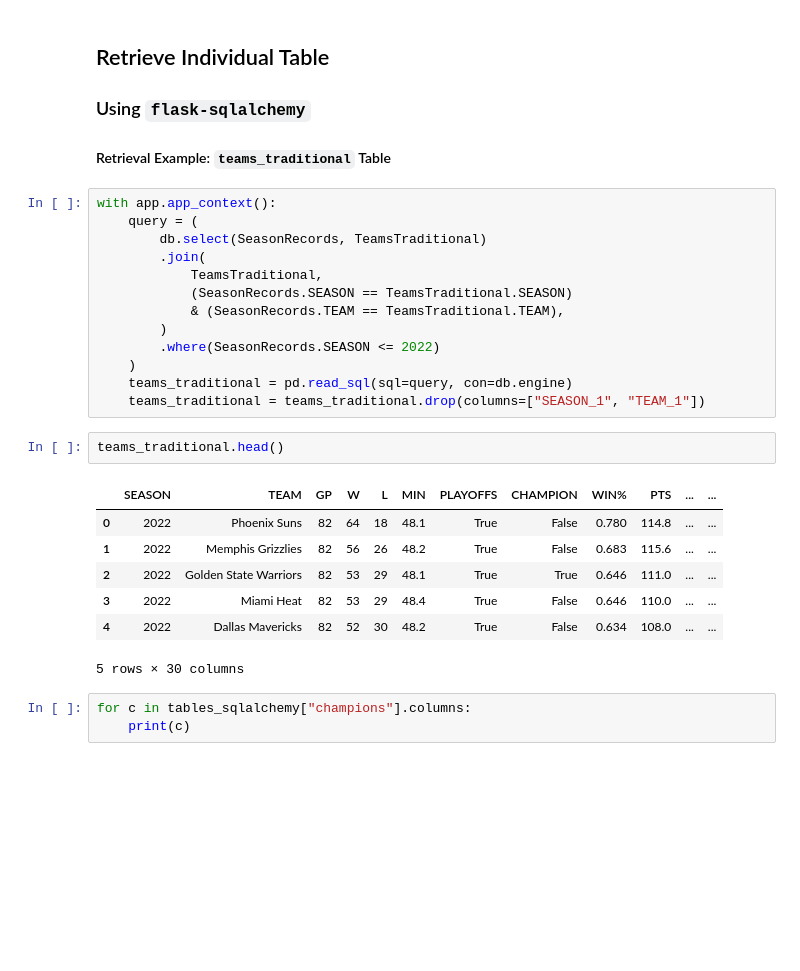
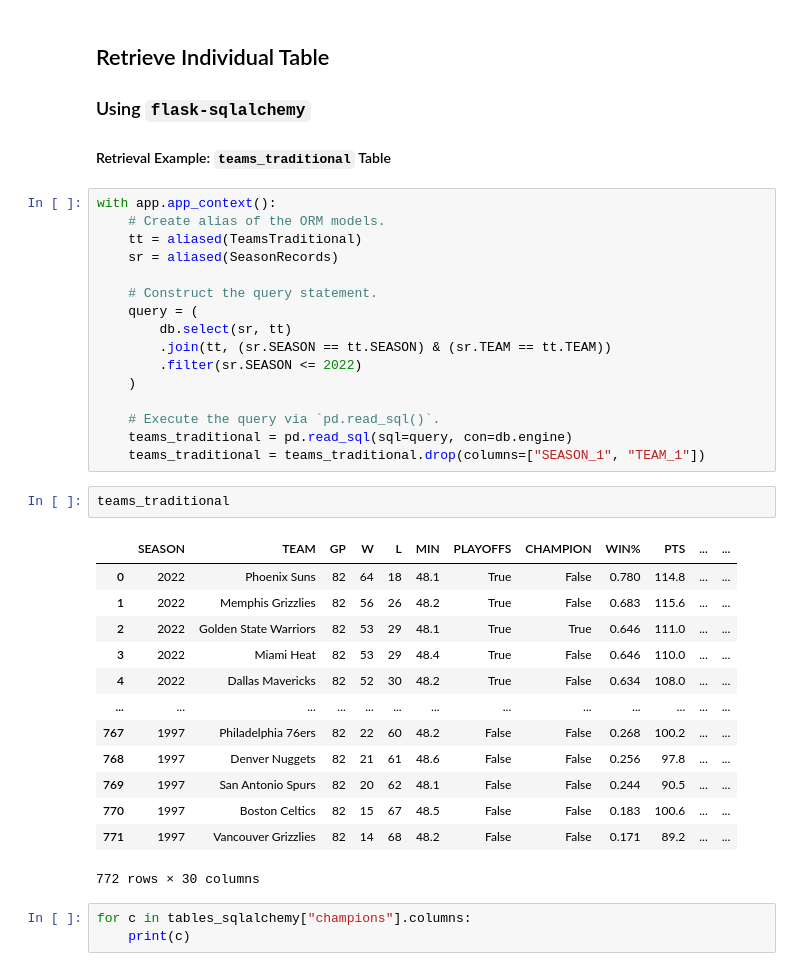
Before and after one commit to cdpeters/nba-prediction-analysis, a Jupyter notebook: notebooks/ETL_and_sqlalchemy/query_db_prototype.ipynb, the cells around one changed output. Cells and saved outputs as stored; diff of their text form; blank space fills up the shorter version.

Commit message:
Modify queries to only use SQLAlchemy ORM constructs rather than a mixture of ORM and expression language constructs

```diff
--- a/notebooks/ETL_and_sqlalchemy/query_db_prototype.ipynb
+++ b/notebooks/ETL_and_sqlalchemy/query_db_prototype.ipynb
@@ -330,27 +330,36 @@ tables_sqlalchemy["teams_traditional"].head()
 #### Retrieval Example: `teams_traditional` Table
 # %%
 with app.app_context():
+    # Create alias of the ORM models.
+    tt = aliased(TeamsTraditional)
+    sr = aliased(SeasonRecords)
+
+    # Construct the query statement.
     query = (
-        db.select(SeasonRecords, TeamsTraditional)
-        .join(
-            TeamsTraditional,
-            (SeasonRecords.SEASON == TeamsTraditional.SEASON)
-            & (SeasonRecords.TEAM == TeamsTraditional.TEAM),
-        )
-        .where(SeasonRecords.SEASON <= 2022)
+        db.select(sr, tt)
+        .join(tt, (sr.SEASON == tt.SEASON) & (sr.TEAM == tt.TEAM))
+        .filter(sr.SEASON <= 2022)
     )
+
+    # Execute the query via `pd.read_sql()`.
     teams_traditional = pd.read_sql(sql=query, con=db.engine)
     teams_traditional = teams_traditional.drop(columns=["SEASON_1", "TEAM_1"])
 # %%
-teams_traditional.head()
+teams_traditional
 # %% [output]
 |  | SEASON | TEAM | GP | W | L | MIN | PLAYOFFS | CHAMPION | WIN% | PTS | ... | ... |
 | 0 | 2022 | Phoenix Suns | 82 | 64 | 18 | 48.1 | True | False | 0.780 | 114.8 | ... | ... |
 | 1 | 2022 | Memphis Grizzlies | 82 | 56 | 26 | 48.2 | True | False | 0.683 | 115.6 | ... | ... |
 | 2 | 2022 | Golden State Warriors | 82 | 53 | 29 | 48.1 | True | True | 0.646 | 111.0 | ... | ... |
 | 3 | 2022 | Miami Heat | 82 | 53 | 29 | 48.4 | True | False | 0.646 | 110.0 | ... | ... |
 | 4 | 2022 | Dallas Mavericks | 82 | 52 | 30 | 48.2 | True | False | 0.634 | 108.0 | ... | ... |
+| ... | ... | ... | ... | ... | ... | ... | ... | ... | ... | ... | ... | ... |
+| 767 | 1997 | Philadelphia 76ers | 82 | 22 | 60 | 48.2 | False | False | 0.268 | 100.2 | ... | ... |
+| 768 | 1997 | Denver Nuggets | 82 | 21 | 61 | 48.6 | False | False | 0.256 | 97.8 | ... | ... |
+| 769 | 1997 | San Antonio Spurs | 82 | 20 | 62 | 48.1 | False | False | 0.244 | 90.5 | ... | ... |
+| 770 | 1997 | Boston Celtics | 82 | 15 | 67 | 48.5 | False | False | 0.183 | 100.6 | ... | ... |
+| 771 | 1997 | Vancouver Grizzlies | 82 | 14 | 68 | 48.2 | False | False | 0.171 | 89.2 | ... | ... |
-5 rows × 30 columns
+772 rows × 30 columns
 # %%
 for c in tables_sqlalchemy["champions"].columns:
     print(c)
```
Also changed, not shown: parts of 3 cells of this notebook, 1 other file.
